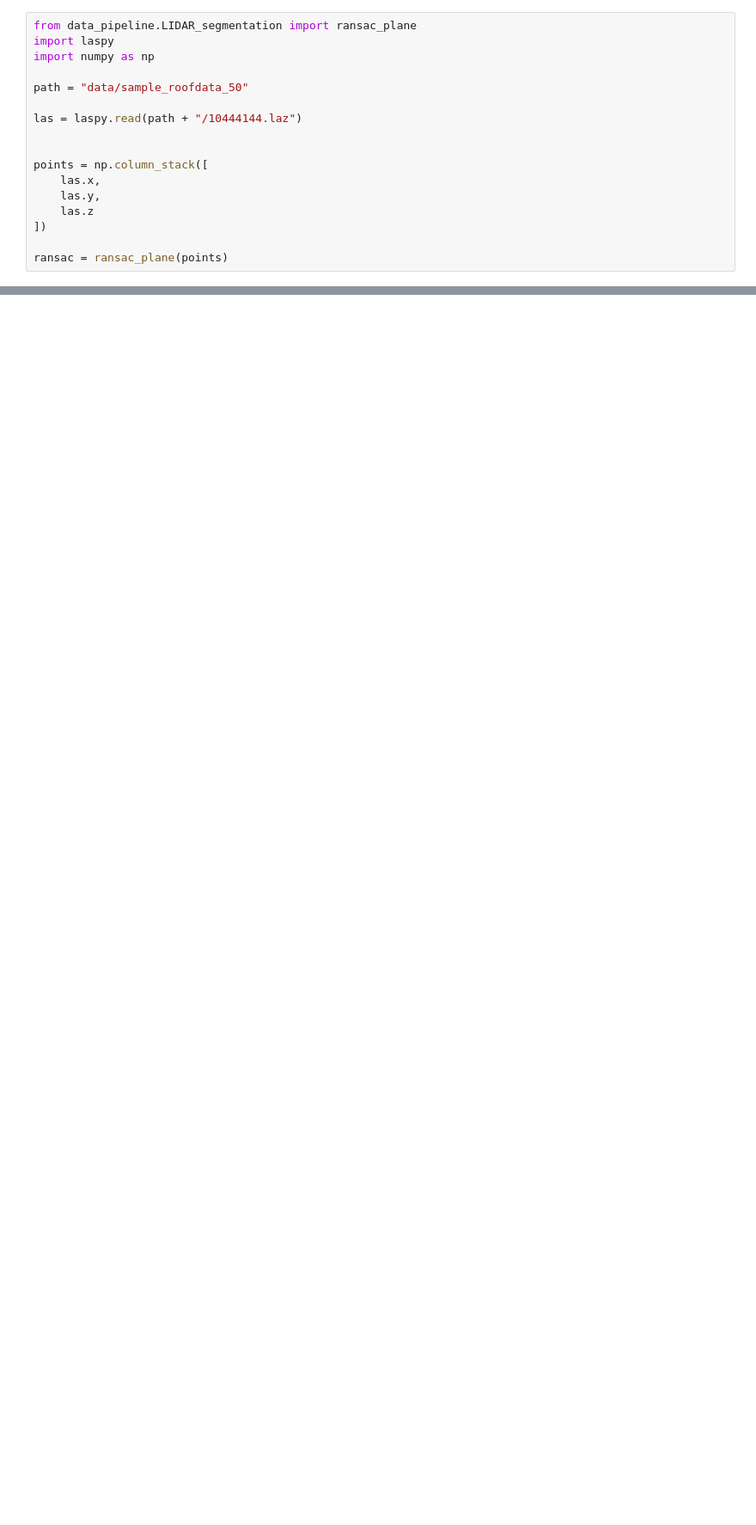
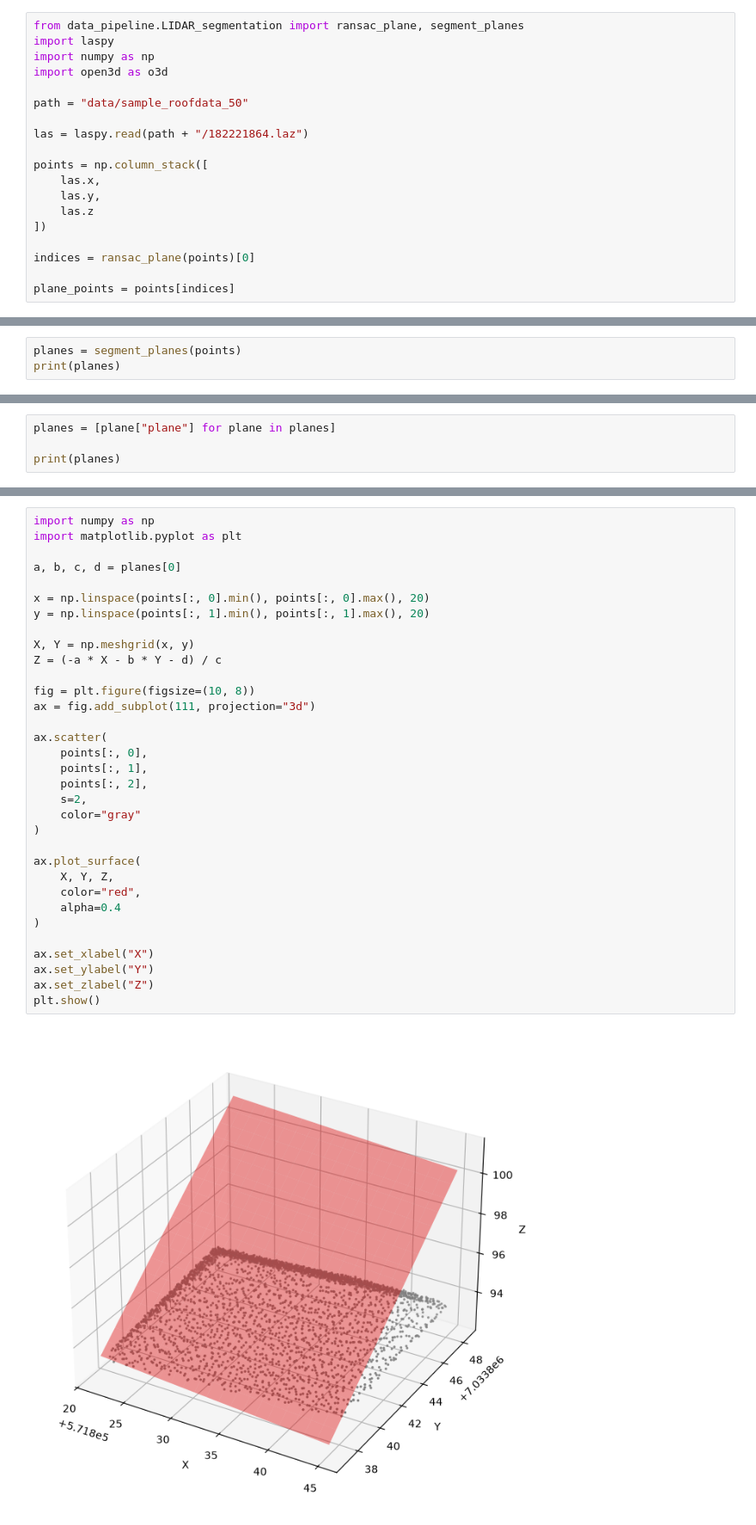
Before and after one commit to Eliashaa/TBA4251-3D-modeling, a Jupyter notebook: RANSAC.ipynb, the cells around one changed output, grey strips where cells are left out. Shown at 86% size. Saved outputs shown, nothing was run; the diff lists cells and outputs as text; blank space fills up the shorter version.

Commit message:
Ransac testing

```diff
--- a/RANSAC.ipynb
+++ b/RANSAC.ipynb
@@ -1,12 +1,12 @@
 # %%
-from data_pipeline.LIDAR_segmentation import ransac_plane
+from data_pipeline.LIDAR_segmentation import ransac_plane, segment_planes
 import laspy
 import numpy as np
+import open3d as o3d
 
 path = "data/sample_roofdata_50"
 
-las = laspy.read(path + "/10444144.laz")
-
+las = laspy.read(path + "/182221864.laz")
 
 points = np.column_stack([
     las.x,
@@ -14,4 +14,6 @@ points = np.column_stack([
     las.z
 ])
 
-ransac = ransac_plane(points)
+indices = ransac_plane(points)[0]
+
+plane_points = points[indices]
@@ -19,0 +32,3 @@ AttributeError: module 'numpy' has no attribute 'Array'
+# %%
+planes = segment_planes(points)
+print(planes)
@@ -19,0 +53,4 @@ AttributeError: module 'numpy' has no attribute 'Array'
+# %%
+planes = [plane["plane"] for plane in planes]
+
+print(planes)
@@ -19,0 +77,35 @@ AttributeError: module 'numpy' has no attribute 'Array'
+# %%
+import numpy as np
+import matplotlib.pyplot as plt
+
+a, b, c, d = planes[0]
+
+x = np.linspace(points[:, 0].min(), points[:, 0].max(), 20)
+y = np.linspace(points[:, 1].min(), points[:, 1].max(), 20)
+
+X, Y = np.meshgrid(x, y)
+Z = (-a * X - b * Y - d) / c
+
+fig = plt.figure(figsize=(10, 8))
+ax = fig.add_subplot(111, projection="3d")
+
+ax.scatter(
+    points[:, 0],
+    points[:, 1],
+    points[:, 2],
+    s=2,
+    color="gray"
+)
+
+ax.plot_surface(
+    X, Y, Z,
+    color="red",
+    alpha=0.4
+)
+
+ax.set_xlabel("X")
+ax.set_ylabel("Y")
+ax.set_zlabel("Z")
+plt.show()
+# %% [output]
+[figure, added]
```
Also changed, not shown: parts of 6 cells of this notebook, 3 other files.
